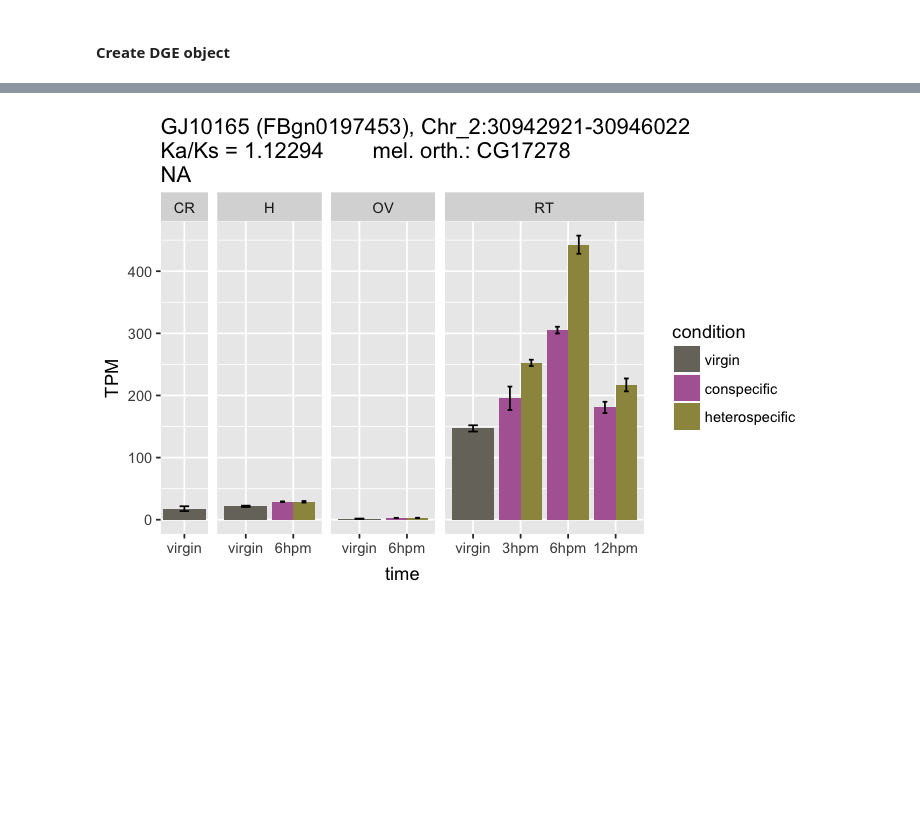
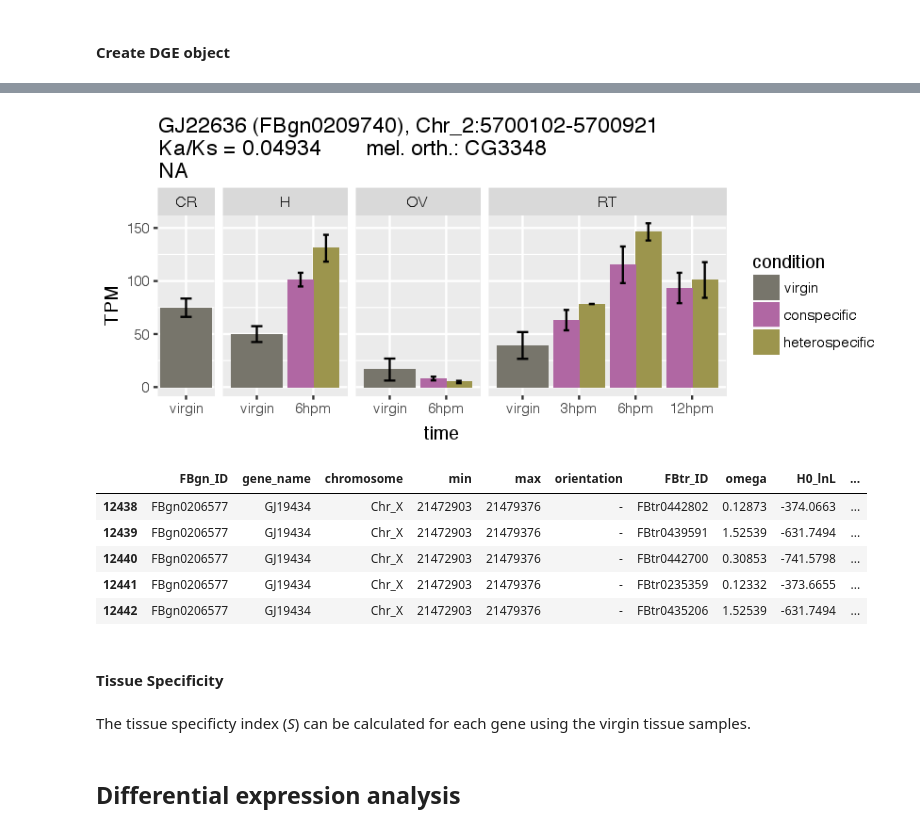
Before and after one commit to YazBraimah/DnovPmRNAseq, a Jupyter notebook: AnalysisPipeline.ipynb, the cells around one changed output, grey strips where cells are left out. Cells and saved outputs as stored; diff of their text form; code cells hidden in the pictures; blank space fills up the shorter version.

```diff
--- a/AnalysisPipeline.ipynb
+++ b/AnalysisPipeline.ipynb
@@ -318,0 +78,2 @@ Loading required package: ggthemr
+# %%
+gffRecord = read.table("Annotations/FBgn_ID_name_coordinates.txt", header = T)
@@ -386,0 +199,3 @@ Warning message:
+# %%
+DnovPM_max_gene_expr_per_row = apply(DnovPM.dvir1.06.CountsMatrix, 1, max)
+DnovPM.dvir1.06.CountsMatrix.min400count = DnovPM.dvir1.06.CountsMatrix[DnovPM_max_gene_expr_per_row >= 400,,drop=F ]
@@ -410,6 +236,6 @@ plotMDS(d, method = "bcv", col=as.numeric(d$samples$group))
 # %%
 ## Plot sample correlation
-data = log2(DnovPM.dvir1.06.CountsMatrix+1)
+data = log2(DnovPM.dvir1.06.CountsMatrix.min400count+1)
 data = as.matrix(data)
 sample_cor = cor(data, method='pearson', use='pairwise.complete.obs')
 sample_dist = as.dist(1-sample_cor)
@@ -523,8 +361,21 @@ TPMse_DnovPM$condition = factor (TPMse_DnovPM$condition, levels = c("virgin", "c
 TPMse_DnovPM$time = factor (TPMse_DnovPM$time, levels = c("virgin", "3hpm", "6hpm", "12hpm"))
 # %%
 ## plot a gene's expression like this:
-options(repr.plot.width = 6, repr.plot.height = 4)
+options(repr.plot.width = 7, repr.plot.height = 3)
 
-plotGenePM(TPMse_DnovPM, "GJ10165")
+plotGenePM(TPMse_DnovPM, "GJ22636")
 # %% [output]
-[figure, old version]
+[figure, new version]
+# %%
+subset(paml.data, gene_name == "GJ19434")
+# %% [output]
+|  | FBgn_ID | gene_name | chromosome | min | max | orientation | FBtr_ID | omega | H0_lnL | ... |
+| 12438 | FBgn0206577 | GJ19434 | Chr_X | 21472903 | 21479376 | - | FBtr0442802 | 0.12873 | -374.0663 | ... |
+| 12439 | FBgn0206577 | GJ19434 | Chr_X | 21472903 | 21479376 | - | FBtr0439591 | 1.52539 | -631.7494 | ... |
+| 12440 | FBgn0206577 | GJ19434 | Chr_X | 21472903 | 21479376 | - | FBtr0442700 | 0.30853 | -741.5798 | ... |
+| 12441 | FBgn0206577 | GJ19434 | Chr_X | 21472903 | 21479376 | - | FBtr0235359 | 0.12332 | -373.6655 | ... |
+| 12442 | FBgn0206577 | GJ19434 | Chr_X | 21472903 | 21479376 | - | FBtr0435206 | 1.52539 | -631.7494 | ... |
+# %% [markdown]
+#### Tissue Specificity
+# %% [markdown]
+The tissue specificty index (_S_) can be calculated for each gene using the virgin tissue samples.
@@ -530,0 +387,2 @@ plotGenePM(TPMse_DnovPM, "GJ10165")
+# %% [markdown]
+## Differential expression analysis
```
Also changed, not shown: parts of 81 cells of this notebook, 2 other files.
